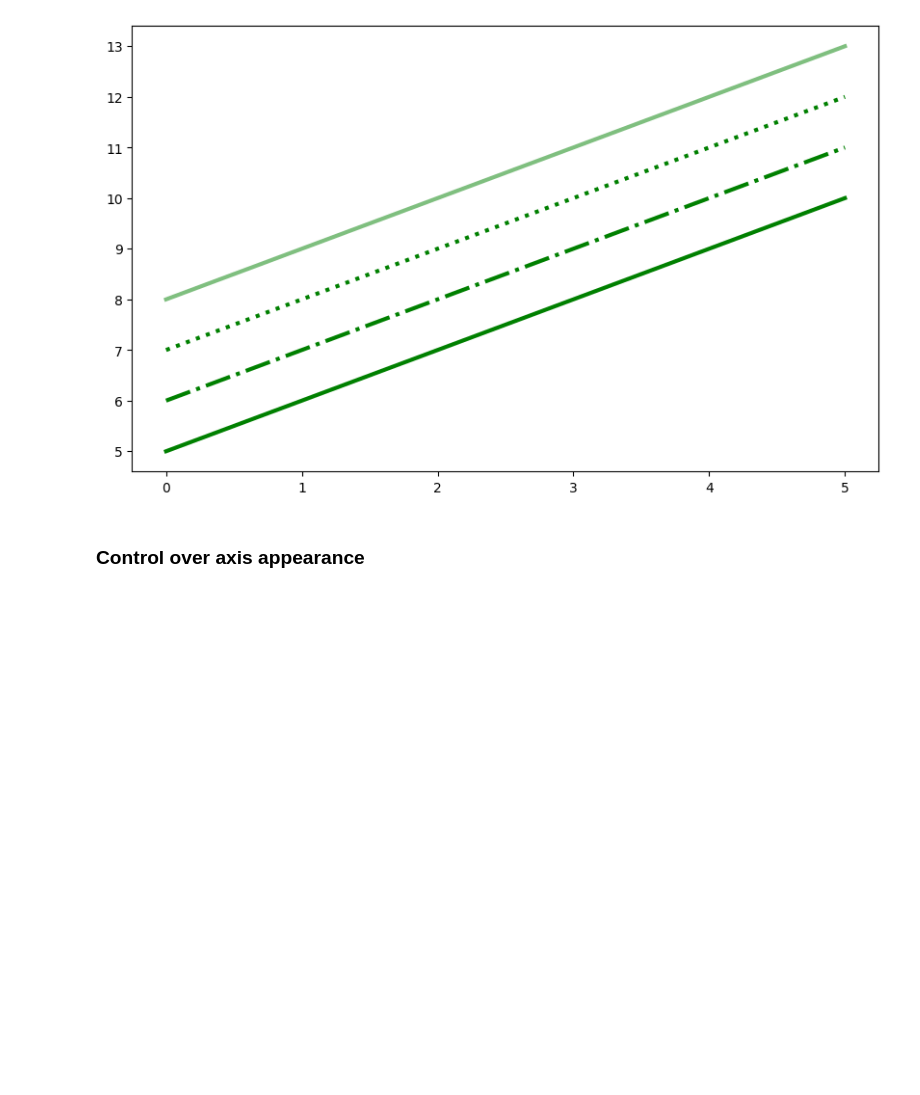
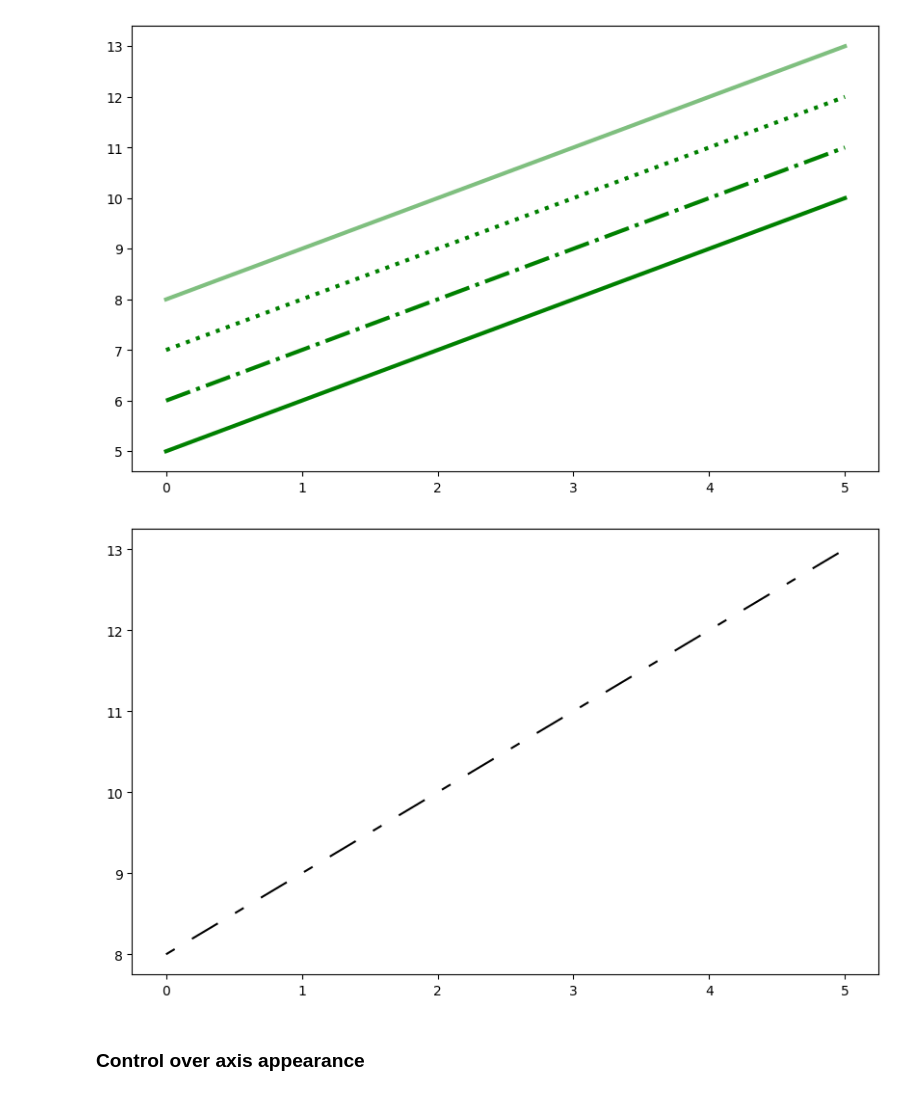
Before and after one commit to Danielcoffee/data_scientist_bootcamp, a Jupyter notebook: 05-Data-Visualization-with-Matplotlib/01-Matplotlib Concepts Lecture.ipynb, the cells around one changed output. Saved outputs shown, nothing was run; the diff lists cells and outputs as text; code cells hidden in the pictures; blank space fills up the shorter version.

```diff
--- a/05-Data-Visualization-with-Matplotlib/01-Matplotlib Concepts Lecture.ipynb
+++ b/05-Data-Visualization-with-Matplotlib/01-Matplotlib Concepts Lecture.ipynb
@@ -395,4 +395,12 @@ ax.plot(x, x+8, color="green", lw=3, alpha=0.5)
 # %% [output]
 [<matplotlib.lines.Line2D at 0x...>]
 [figure]
+# %%
+
+fig, ax = plt.subplots(figsize=(10,6))
+# custom dash
+line, = ax.plot(x, x+8, color="black", lw=1.50)
+line.set_dashes([5, 10, 15, 10]) # format: line length, space length, ...
+# %% [output]
+[figure, added]
 # %%
```
Also changed, not shown: parts of 1 cell of this notebook.
